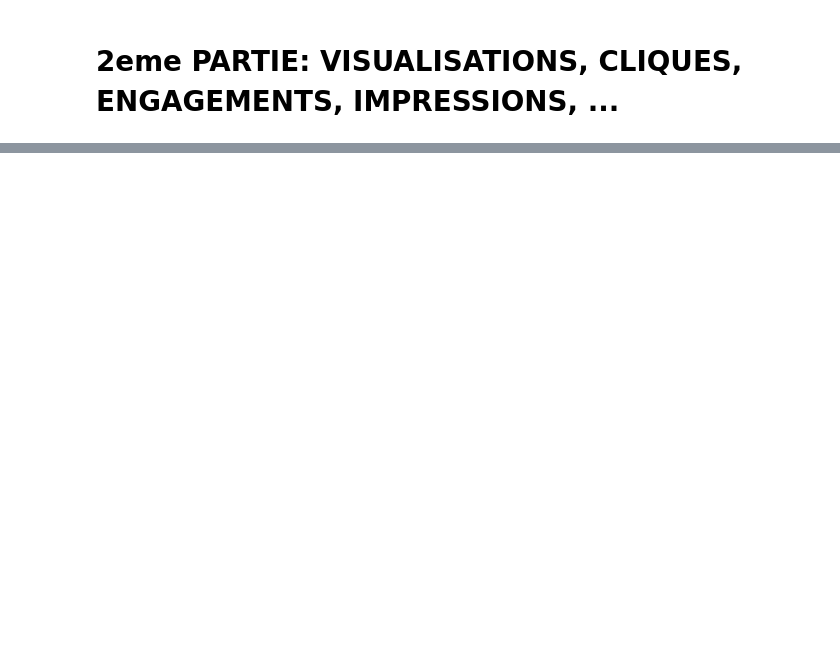
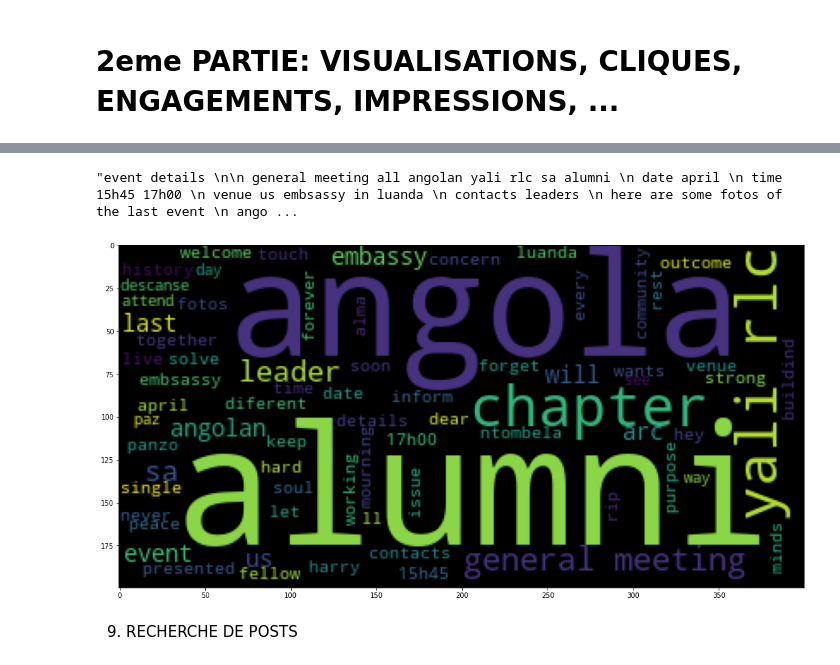
Before and after one commit to FelixEbenezer/Facebook_Analyse-et-extraction-de-donnees, a Jupyter notebook: Facebook_extract_analyse.ipynb, the cells around one changed output, grey strips where cells are left out. Cells and saved outputs as stored; diff of their text form; code cells hidden in the pictures; blank space fills up the shorter version.

```diff
--- a/Facebook_extract_analyse.ipynb
+++ b/Facebook_extract_analyse.ipynb
@@ -887,0 +2626,16 @@ grafico.show()
+# %%
+def pre_processamento(texto):
+  texto = texto.lower() # a A
+  texto = re.sub('https?://[A-Za-z0-9./]+', '', texto)
+  texto = re.sub(' +', ' ', texto)
+  texto = re.sub('\n +', ' ', texto)
+
+  documento = pln(texto)
+  lista = []
+  for token in documento:
+    lista.append(token.text)
+
+  lista = [palavra for palavra in lista if palavra not in stop_words and palavra not in string.punctuation]
+  lista = ' '.join([str(elemento) for elemento in lista if not elemento.isdigit()])
+
+  return lista
@@ -887,0 +2647,2 @@ grafico.show()
+# %%
+dataframe_posts['message_pre'] = dataframe_posts['message'].dropna().apply(pre_processamento)
@@ -887,0 +2667,3 @@ grafico.show()
+# %%
+textos = dataframe_posts['message_pre'].dropna().tolist()
+textos[0:5]
@@ -887,0 +2676,14 @@ grafico.show()
+# %%
+textos_string = ' '.join(textos)
+textos_string
+# %% [output]
+"event details \n\n general meeting all angolan yali rlc sa alumni \n date april \n time 15h45 17h00 \n venue us embsassy in luanda \n contacts leaders \n here are some fotos of the last event \n ango ...
+# %%
+from wordcloud import WordCloud
+import matplotlib.pyplot as plt
+plt.figure(figsize = (18,10))
+plt.imshow(WordCloud().generate(textos_string));
+# %% [output]
+[figure, added]
+# %% [markdown]
+9. RECHERCHE DE POSTS
```
Also changed, not shown: parts of 256 cells of this notebook.
